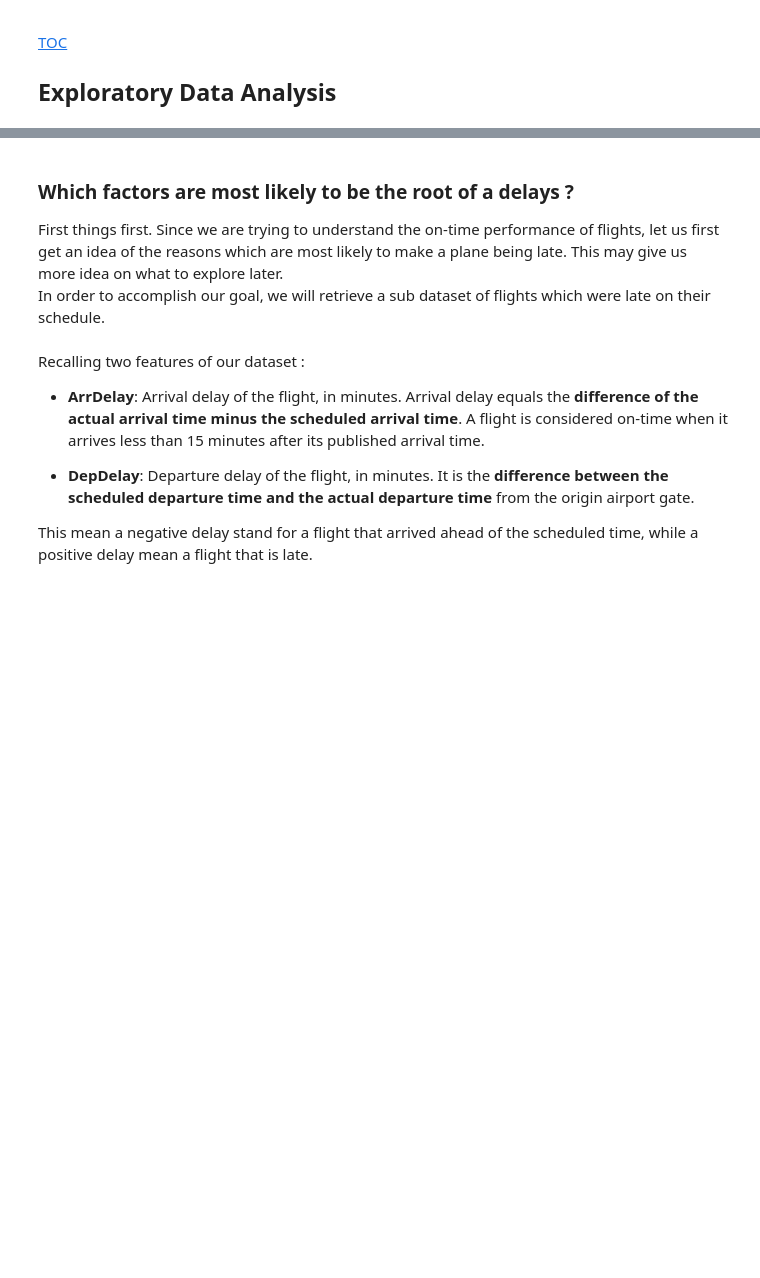
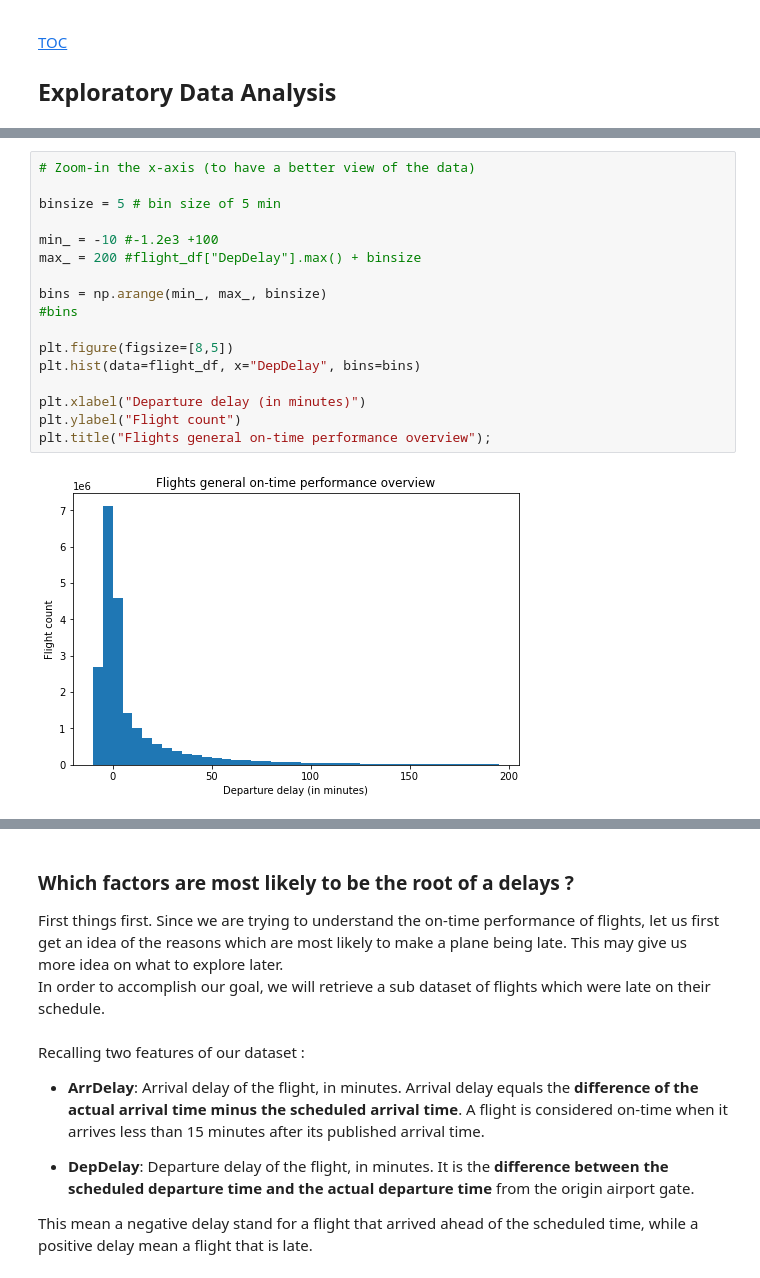
Before and after one commit to patricetg/udacity-data-analyst-project3, a Jupyter notebook: Part_I_exploration.ipynb, the cells around one changed output, grey strips where cells are left out. Cells and saved outputs as stored; diff of their text form; blank space fills up the shorter version.

```diff
--- a/Part_I_exploration.ipynb
+++ b/Part_I_exploration.ipynb
@@ -615,0 +684,19 @@ flight_df.head(3).T
+# %%
+# Zoom-in the x-axis (to have a better view of the data)
+
+binsize = 5 # bin size of 5 min
+
+min_ = -10 #-1.2e3 +100
+max_ = 200 #flight_df["DepDelay"].max() + binsize
+
+bins = np.arange(min_, max_, binsize)
+#bins
+
+plt.figure(figsize=[8,5])
+plt.hist(data=flight_df, x="DepDelay", bins=bins)
+
+plt.xlabel("Departure delay (in minutes)")
+plt.ylabel("Flight count")
+plt.title("Flights general on-time performance overview");
+# %% [output]
+[figure, added]
```
Also changed, not shown: parts of 47 cells of this notebook.
